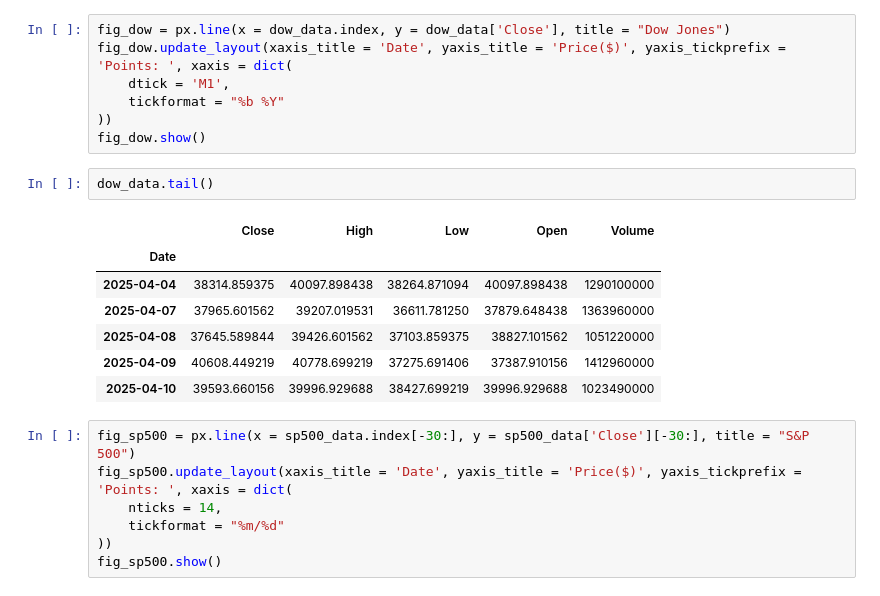
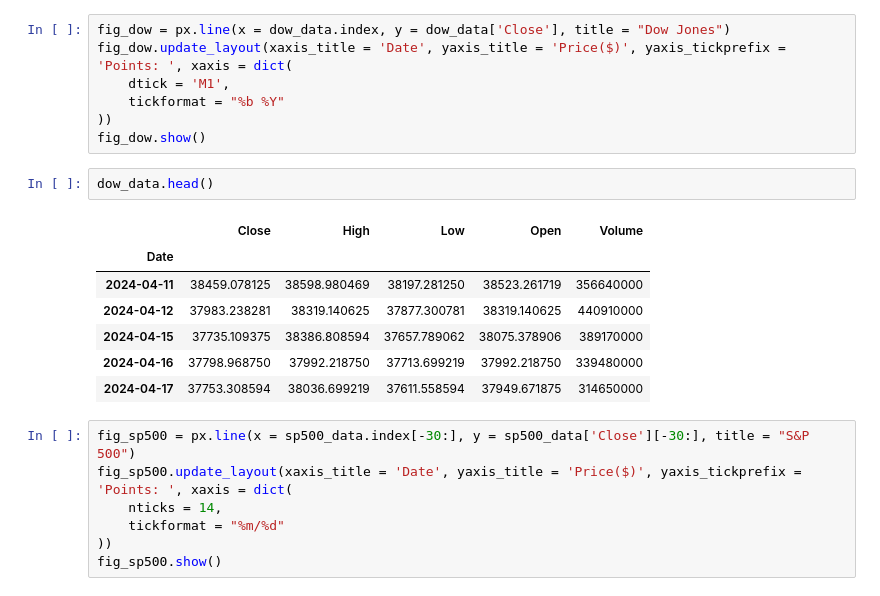
Before and after one commit to der-amit/Stock-Analysis, a Jupyter notebook: stock_analysis.ipynb, the cells around one changed output. Cells and saved outputs as stored; diff of their text form.

```diff
--- a/stock_analysis.ipynb
+++ b/stock_analysis.ipynb
@@ -71,15 +72,15 @@ fig_dow.update_layout(xaxis_title = 'Date', yaxis_title = 'Price($)', yaxis_tick
 ))
 fig_dow.show()
 # %%
-dow_data.tail()
+dow_data.head()
 # %% [output]
 |  | Close | High | Low | Open | Volume |
 | Date |  |  |  |  |  |
-| 2025-04-04 | 38314.859375 | 40097.898438 | 38264.871094 | 40097.898438 | 1290100000 |
-| 2025-04-07 | 37965.601562 | 39207.019531 | 36611.781250 | 37879.648438 | 1363960000 |
-| 2025-04-08 | 37645.589844 | 39426.601562 | 37103.859375 | 38827.101562 | 1051220000 |
-| 2025-04-09 | 40608.449219 | 40778.699219 | 37275.691406 | 37387.910156 | 1412960000 |
-| 2025-04-10 | 39593.660156 | 39996.929688 | 38427.699219 | 39996.929688 | 1023490000 |
+| 2024-04-11 | 38459.078125 | 38598.980469 | 38197.281250 | 38523.261719 | 356640000 |
+| 2024-04-12 | 37983.238281 | 38319.140625 | 37877.300781 | 38319.140625 | 440910000 |
+| 2024-04-15 | 37735.109375 | 38386.808594 | 37657.789062 | 38075.378906 | 389170000 |
+| 2024-04-16 | 37798.968750 | 37992.218750 | 37713.699219 | 37992.218750 | 339480000 |
+| 2024-04-17 | 37753.308594 | 38036.699219 | 37611.558594 | 37949.671875 | 314650000 |
 # %%
 fig_sp500 = px.line(x = sp500_data.index[-30:], y = sp500_data['Close'][-30:], title = "S&P 500")
 fig_sp500.update_layout(xaxis_title = 'Date', yaxis_title = 'Price($)', yaxis_tickprefix = 'Points: ', xaxis = dict(
```
Also changed, not shown: parts of 20 cells of this notebook.
